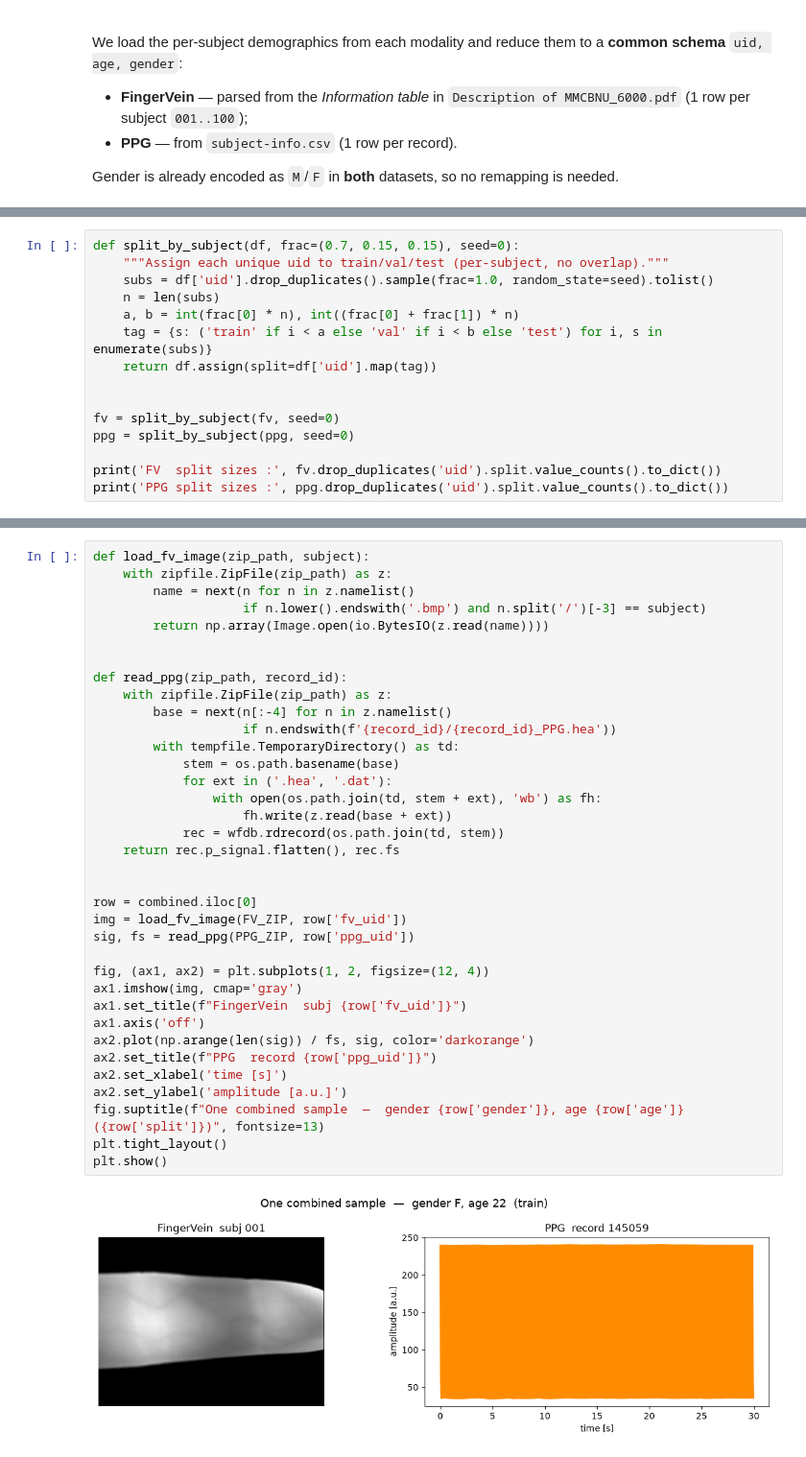
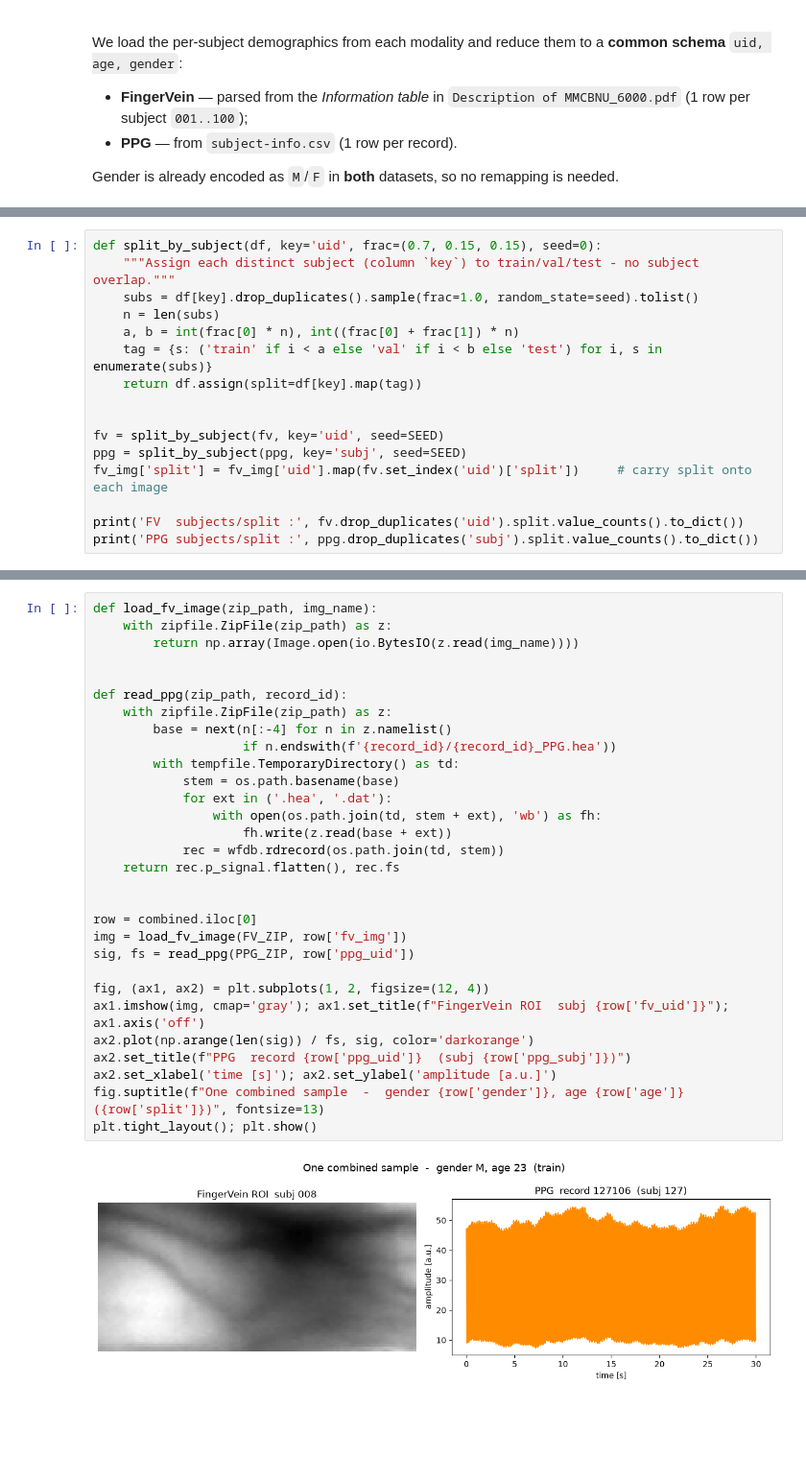
Before and after one commit to muni106/PPG_FingerVein_age_detection, a Jupyter notebook: notebooks/03_combined_dataset.ipynb, the cells around one changed output, grey strips where cells are left out. Shown at 96% size. Saved outputs shown, nothing was run; the diff lists cells and outputs as text; blank space fills up the shorter version.

```diff
--- a/notebooks/03_combined_dataset.ipynb
+++ b/notebooks/03_combined_dataset.ipynb
@@ -121,16 +244,17 @@ Each modality is split **independently and by subject**, so all images / records
 # %%
-def split_by_subject(df, frac=(0.7, 0.15, 0.15), seed=0):
-    """Assign each unique uid to train/val/test (per-subject, no overlap)."""
-    subs = df['uid'].drop_duplicates().sample(frac=1.0, random_state=seed).tolist()
+def split_by_subject(df, key='uid', frac=(0.7, 0.15, 0.15), seed=0):
+    """Assign each distinct subject (column `key`) to train/val/test - no subject overlap."""
+    subs = df[key].drop_duplicates().sample(frac=1.0, random_state=seed).tolist()
     n = len(subs)
     a, b = int(frac[0] * n), int((frac[0] + frac[1]) * n)
     tag = {s: ('train' if i < a else 'val' if i < b else 'test') for i, s in enumerate(subs)}
-    return df.assign(split=df['uid'].map(tag))
+    return df.assign(split=df[key].map(tag))
 
 
-fv = split_by_subject(fv, seed=0)
-ppg = split_by_subject(ppg, seed=0)
+fv = split_by_subject(fv, key='uid', seed=SEED)
+ppg = split_by_subject(ppg, key='subj', seed=SEED)
+fv_img['split'] = fv_img['uid'].map(fv.set_index('uid')['split'])     # carry split onto each image
 
-print('FV  split sizes :', fv.drop_duplicates('uid').split.value_counts().to_dict())
-print('PPG split sizes :', ppg.drop_duplicates('uid').split.value_counts().to_dict())
+print('FV  subjects/split :', fv.drop_duplicates('uid').split.value_counts().to_dict())
+print('PPG subjects/split :', ppg.drop_duplicates('subj').split.value_counts().to_dict())
 # %% [output]
@@ -212,38 +356,32 @@ Finally we materialize a single combined row into the two raw inputs Model C wil
 # %%
-def load_fv_image(zip_path, subject):
+def load_fv_image(zip_path, img_name):
     with zipfile.ZipFile(zip_path) as z:
-        name = next(n for n in z.namelist()
-                    if n.lower().endswith('.bmp') and n.split('/')[-3] == subject)
-        return np.array(Image.open(io.BytesIO(z.read(name))))
+        return np.array(Image.open(io.BytesIO(z.read(img_name))))
 
 
 def read_ppg(zip_path, record_id):
     with zipfile.ZipFile(zip_path) as z:
         base = next(n[:-4] for n in z.namelist()
                     if n.endswith(f'{record_id}/{record_id}_PPG.hea'))
         with tempfile.TemporaryDirectory() as td:
             stem = os.path.basename(base)
             for ext in ('.hea', '.dat'):
                 with open(os.path.join(td, stem + ext), 'wb') as fh:
                     fh.write(z.read(base + ext))
             rec = wfdb.rdrecord(os.path.join(td, stem))
     return rec.p_signal.flatten(), rec.fs
 
 
 row = combined.iloc[0]
-img = load_fv_image(FV_ZIP, row['fv_uid'])
+img = load_fv_image(FV_ZIP, row['fv_img'])
 sig, fs = read_ppg(PPG_ZIP, row['ppg_uid'])
 
 fig, (ax1, ax2) = plt.subplots(1, 2, figsize=(12, 4))
-ax1.imshow(img, cmap='gray')
-ax1.set_title(f"FingerVein  subj {row['fv_uid']}")
-ax1.axis('off')
+ax1.imshow(img, cmap='gray'); ax1.set_title(f"FingerVein ROI  subj {row['fv_uid']}"); ax1.axis('off')
 ax2.plot(np.arange(len(sig)) / fs, sig, color='darkorange')
-ax2.set_title(f"PPG  record {row['ppg_uid']}")
-ax2.set_xlabel('time [s]')
-ax2.set_ylabel('amplitude [a.u.]')
-fig.suptitle(f"One combined sample  —  gender {row['gender']}, age {row['age']}  ({row['split']})", fontsize=13)
-plt.tight_layout()
-plt.show()
+ax2.set_title(f"PPG  record {row['ppg_uid']}  (subj {row['ppg_subj']})")
+ax2.set_xlabel('time [s]'); ax2.set_ylabel('amplitude [a.u.]')
+fig.suptitle(f"One combined sample  -  gender {row['gender']}, age {row['age']}  ({row['split']})", fontsize=13)
+plt.tight_layout(); plt.show()
 # %% [output]
-[figure, old version]
+[figure, new version]
```
Also changed, not shown: parts of 24 cells of this notebook, 2 other files.
